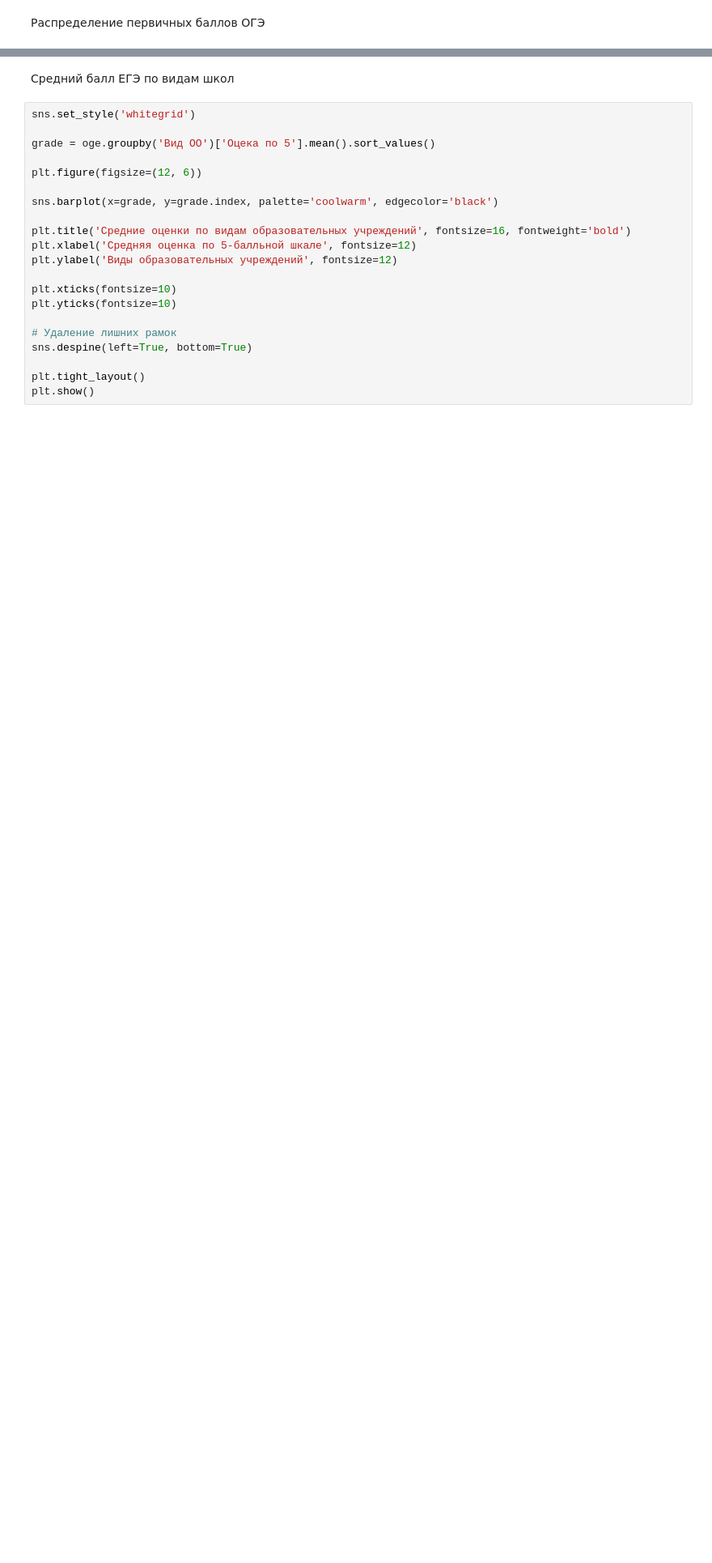
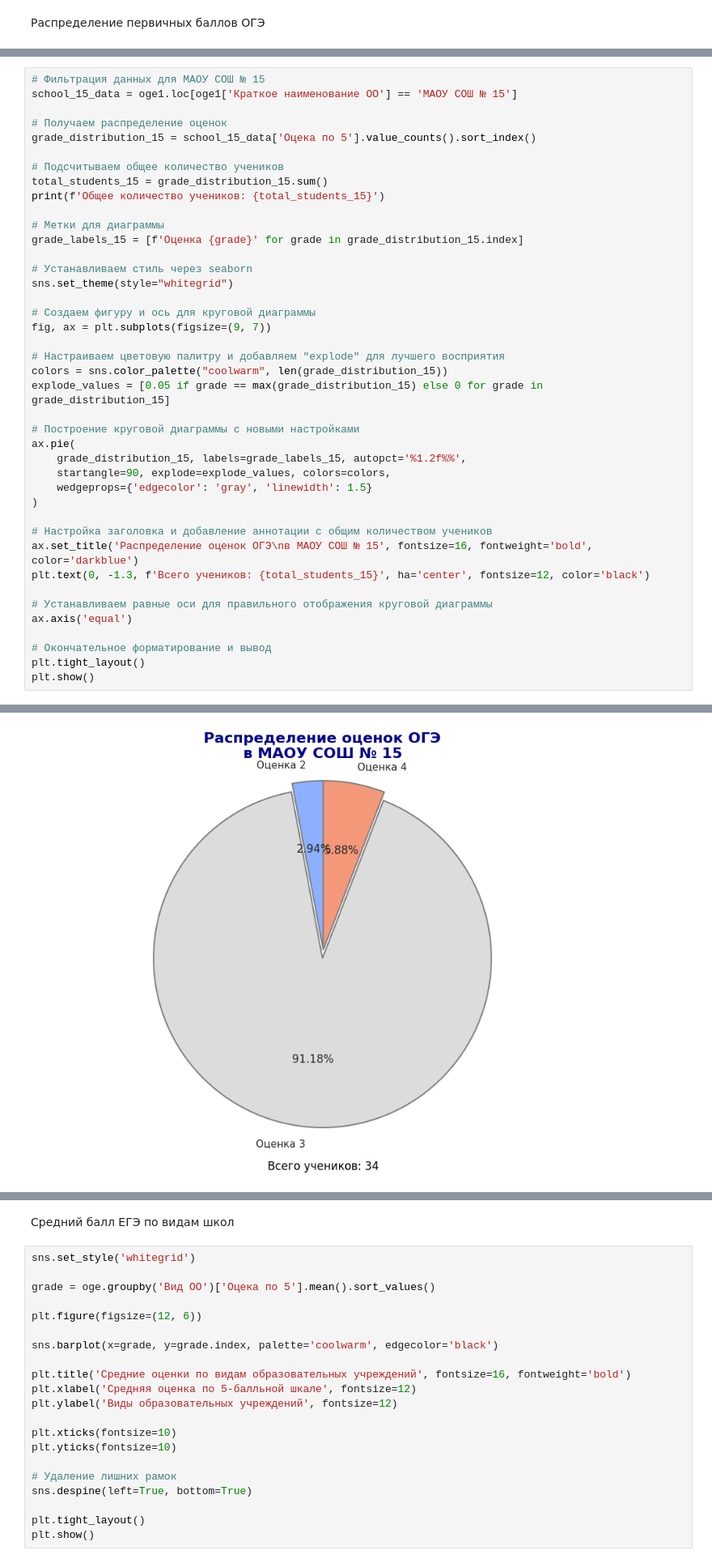
Before and after one commit to Arsen1y-dev/Summer-Practice, a Jupyter notebook: Задание_5_Анализ_результатов_экзаменов_по_информатике.ipynb, the cells around one changed output, grey strips where cells are left out. Shown at 81% size. Drawn from its saved outputs; the diff is of its cells as text; blank space fills up the shorter version.

```diff
--- a/Задание_5_Анализ_результатов_экзаменов_по_информатике.ipynb
+++ b/Задание_5_Анализ_результатов_экзаменов_по_информатике.ipynb
@@ -220,0 +573,42 @@ plt.show()
+# %%
+# Фильтрация данных для МАОУ СОШ № 15
+school_15_data = oge1.loc[oge1['Краткое наименование ОО'] == 'МАОУ СОШ № 15']
+
+# Получаем распределение оценок
+grade_distribution_15 = school_15_data['Оцека по 5'].value_counts().sort_index()
+
+# Подсчитываем общее количество учеников
+total_students_15 = grade_distribution_15.sum()
+print(f'Общее количество учеников: {total_students_15}')
+
+# Метки для диаграммы
+grade_labels_15 = [f'Оценка {grade}' for grade in grade_distribution_15.index]
+
+# Устанавливаем стиль через seaborn
+sns.set_theme(style="whitegrid")
+
+# Создаем фигуру и ось для круговой диаграммы
+fig, ax = plt.subplots(figsize=(9, 7))
+
+# Настраиваем цветовую палитру и добавляем "explode" для лучшего восприятия
+colors = sns.color_palette("coolwarm", len(grade_distribution_15))
+explode_values = [0.05 if grade == max(grade_distribution_15) else 0 for grade in grade_distribution_15]
+
+# Построение круговой диаграммы с новыми настройками
+ax.pie(
+    grade_distribution_15, labels=grade_labels_15, autopct='%1.2f%%',
+    startangle=90, explode=explode_values, colors=colors,
+    wedgeprops={'edgecolor': 'gray', 'linewidth': 1.5}
+)
+
+# Настройка заголовка и добавление аннотации с общим количеством учеников
+ax.set_title('Распределение оценок ОГЭ\nв МАОУ СОШ № 15', fontsize=16, fontweight='bold', color='darkblue')
+plt.text(0, -1.3, f'Всего учеников: {total_students_15}', ha='center', fontsize=12, color='black')
+
+# Устанавливаем равные оси для правильного отображения круговой диаграммы
+ax.axis('equal')
+
+# Окончательное форматирование и вывод
+plt.tight_layout()
+plt.show()
+# %% [output]
@@ -221 +616,2 @@ plt.show()
+[figure, added]
 # %% [markdown]
```
Also changed, not shown: parts of 67 cells of this notebook.
